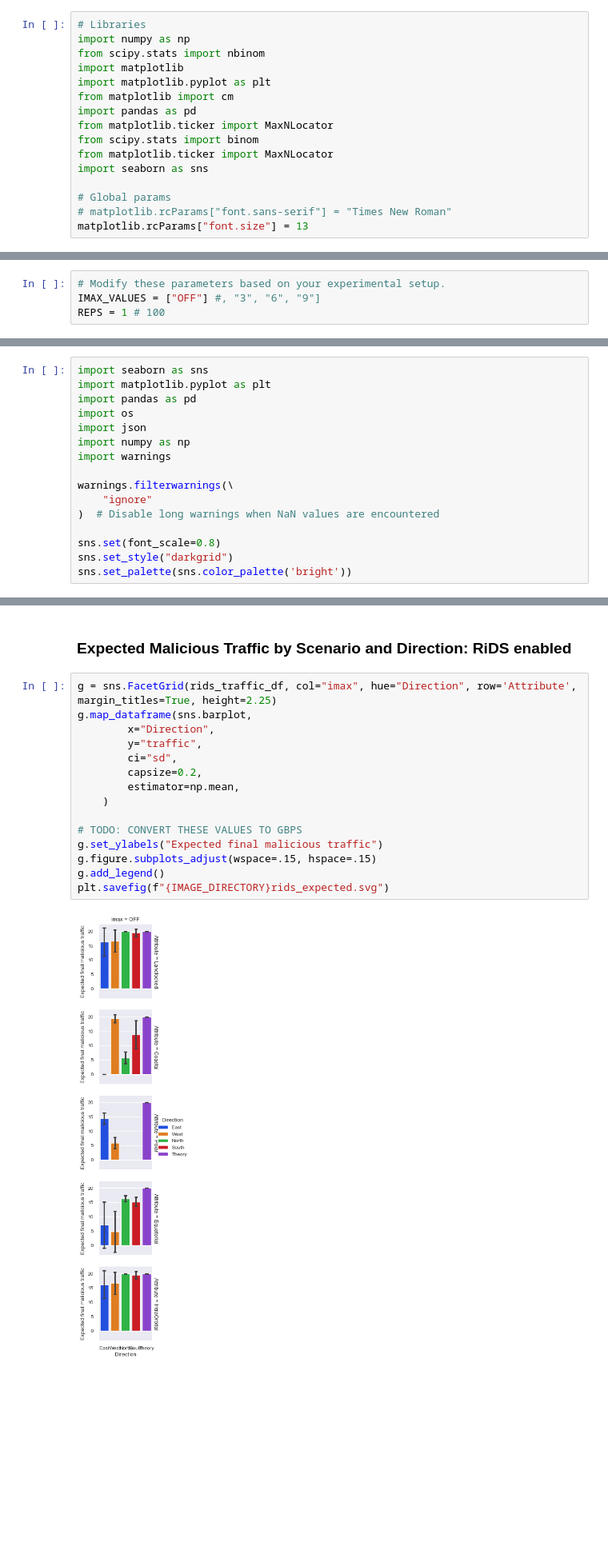
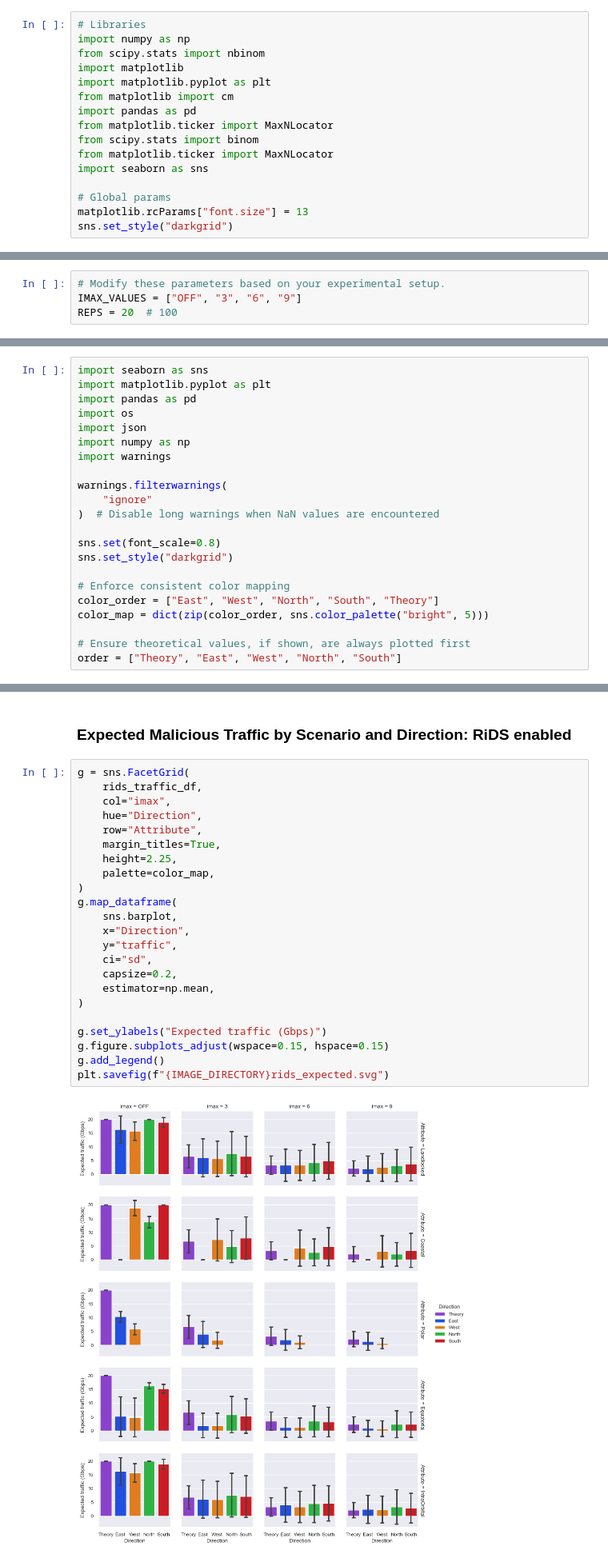
Before and after one commit to Foalfloater66/starlink-fyp, a Jupyter notebook: graphs.ipynb, the cells around one changed output, grey strips where cells are left out. Shown at 80% size. Cells and saved outputs as stored; diff of their text form; blank space fills up the shorter version.

Commit message:
Finalize + add credits.

```diff
--- a/graphs.ipynb
+++ b/graphs.ipynb
@@ -33,8 +33,8 @@ from matplotlib.ticker import MaxNLocator
 import seaborn as sns
 
 # Global params
-# matplotlib.rcParams["font.sans-serif"] = "Times New Roman"
 matplotlib.rcParams["font.size"] = 13
+sns.set_style("darkgrid")
 # %% [markdown]
 ### Probability of Congestion per Snapshot
 We compute the probability of a successful LFA $P[A \leq K]$ after at most $K$ trials against $i_\text{max}$.
@@ -125,8 +137,8 @@ plt.savefig(f"{IMAGE_DIRECTORY}4_2_defence_std.svg")
 #### Parameters
 # %%
 # Modify these parameters based on your experimental setup.
-IMAX_VALUES = ["OFF"] #, "3", "6", "9"]
-REPS = 1 # 100
+IMAX_VALUES = ["OFF", "3", "6", "9"]
+REPS = 20  # 100
 # %% [markdown]
 #### Imports and Plot Settings
 # %%
@@ -138,13 +150,19 @@ import json
 import numpy as np
 import warnings
 
-warnings.filterwarnings(\
+warnings.filterwarnings(
     "ignore"
 )  # Disable long warnings when NaN values are encountered
 
 sns.set(font_scale=0.8)
 sns.set_style("darkgrid")
-sns.set_palette(sns.color_palette('bright'))
+
+# Enforce consistent color mapping
+color_order = ["East", "West", "North", "South", "Theory"]
+color_map = dict(zip(color_order, sns.color_palette("bright", 5)))
+
+# Ensure theoretical values, if shown, are always plotted first
+order = ["Theory", "East", "West", "North", "South"]
 # %% [markdown]
 #### Constants
 # %%
@@ -508,22 +764,30 @@ plt.show()
 # %% [markdown]
 ### Expected Malicious Traffic by Scenario and Direction: RiDS enabled
 # %%
-g = sns.FacetGrid(rids_traffic_df, col="imax", hue="Direction", row='Attribute', margin_titles=True, height=2.25)
-g.map_dataframe(sns.barplot,
-        x="Direction",
-        y="traffic",
-        ci="sd",
-        capsize=0.2,
-        estimator=np.mean,
-    )
+g = sns.FacetGrid(
+    rids_traffic_df,
+    col="imax",
+    hue="Direction",
+    row="Attribute",
+    margin_titles=True,
+    height=2.25,
+    palette=color_map,
+)
+g.map_dataframe(
+    sns.barplot,
+    x="Direction",
+    y="traffic",
+    ci="sd",
+    capsize=0.2,
+    estimator=np.mean,
+)
 
-# TODO: CONVERT THESE VALUES TO GBPS
-g.set_ylabels("Expected final malicious traffic")
-g.figure.subplots_adjust(wspace=.15, hspace=.15)
+g.set_ylabels("Expected traffic (Gbps)")
+g.figure.subplots_adjust(wspace=0.15, hspace=0.15)
 g.add_legend()
 plt.savefig(f"{IMAGE_DIRECTORY}rids_expected.svg")
 # %% [output]
-[figure, old version]
+[figure, new version]
 # %% [markdown]
 #### Network Latency by Scenario and Direction: RiDS enabled
 # %%
```
Also changed, not shown: parts of 13 cells of this notebook, 54 other files.
